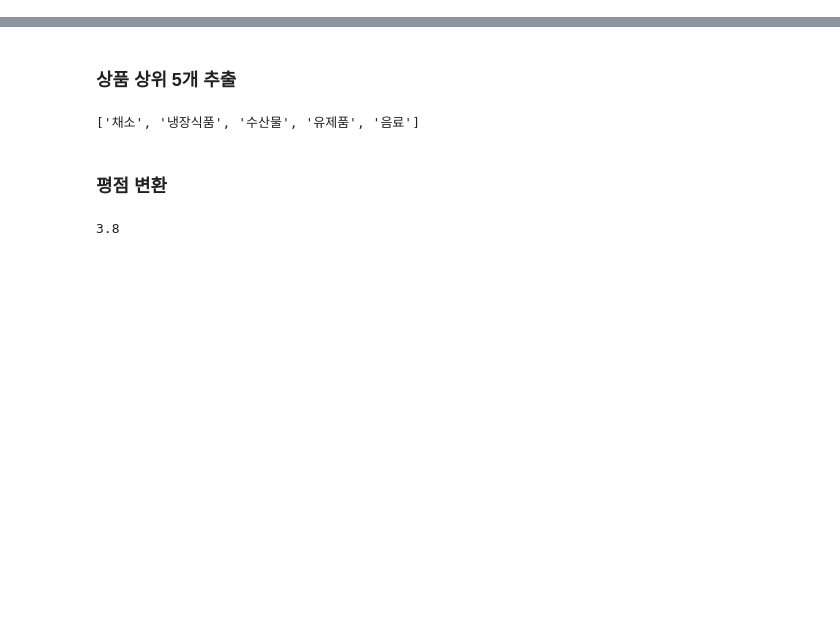
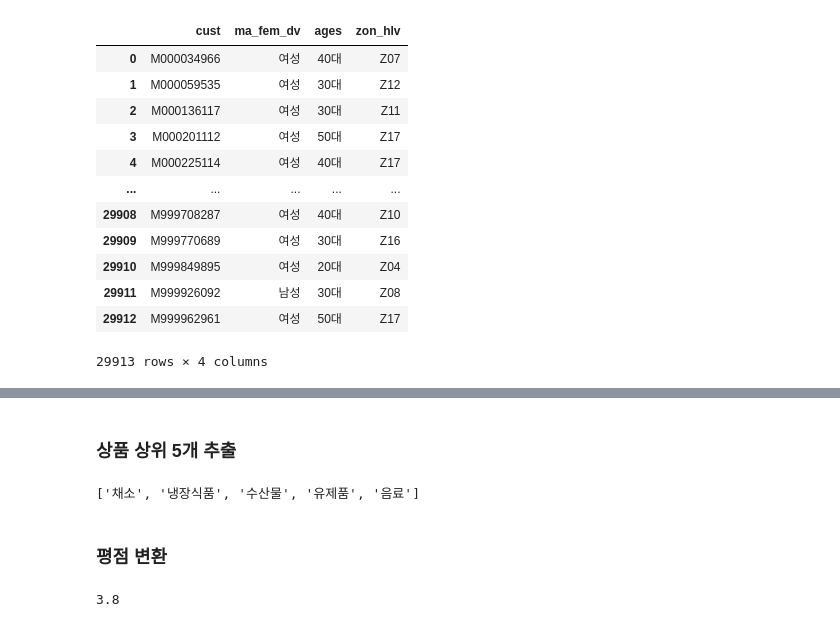
Before and after one commit to kch8906/Bigdata_Competition, a Jupyter notebook: deeplearning.ipynb, the cells around one changed output, grey strips where cells are left out. Saved outputs shown, nothing was run; the diff lists cells and outputs as text; code cells hidden in the pictures; blank space fills up the shorter version.

```diff
--- a/deeplearning.ipynb
+++ b/deeplearning.ipynb
@@ -19,3 +19,19 @@ df_03 = pd.read_csv('../dataset/LPOINT_BIG_COMP/LPOINT_BIG_COMP_03_COP_U.csv')
 df_04 = pd.read_csv('../dataset/LPOINT_BIG_COMP/LPOINT_BIG_COMP_04_PD_CLAC.csv')
 df_05 = pd.read_csv('../dataset/LPOINT_BIG_COMP/LPOINT_BIG_COMP_05_BR.csv')
 df_06 = pd.read_csv('../dataset/LPOINT_BIG_COMP/LPOINT_BIG_COMP_06_LPAY.csv')
+# %%
+df_01
+# %% [output]
+|  | cust | ma_fem_dv | ages | zon_hlv |
+| 0 | M000034966 | 여성 | 40대 | Z07 |
+| 1 | M000059535 | 여성 | 30대 | Z12 |
+| 2 | M000136117 | 여성 | 30대 | Z11 |
+| 3 | M000201112 | 여성 | 50대 | Z17 |
+| 4 | M000225114 | 여성 | 40대 | Z17 |
+| ... | ... | ... | ... | ... |
+| 29908 | M999708287 | 여성 | 40대 | Z10 |
+| 29909 | M999770689 | 여성 | 30대 | Z16 |
+| 29910 | M999849895 | 여성 | 20대 | Z04 |
+| 29911 | M999926092 | 남성 | 30대 | Z08 |
+| 29912 | M999962961 | 여성 | 50대 | Z17 |
+29913 rows × 4 columns
```
Also changed, not shown: parts of 45 cells of this notebook, 2 other files.
